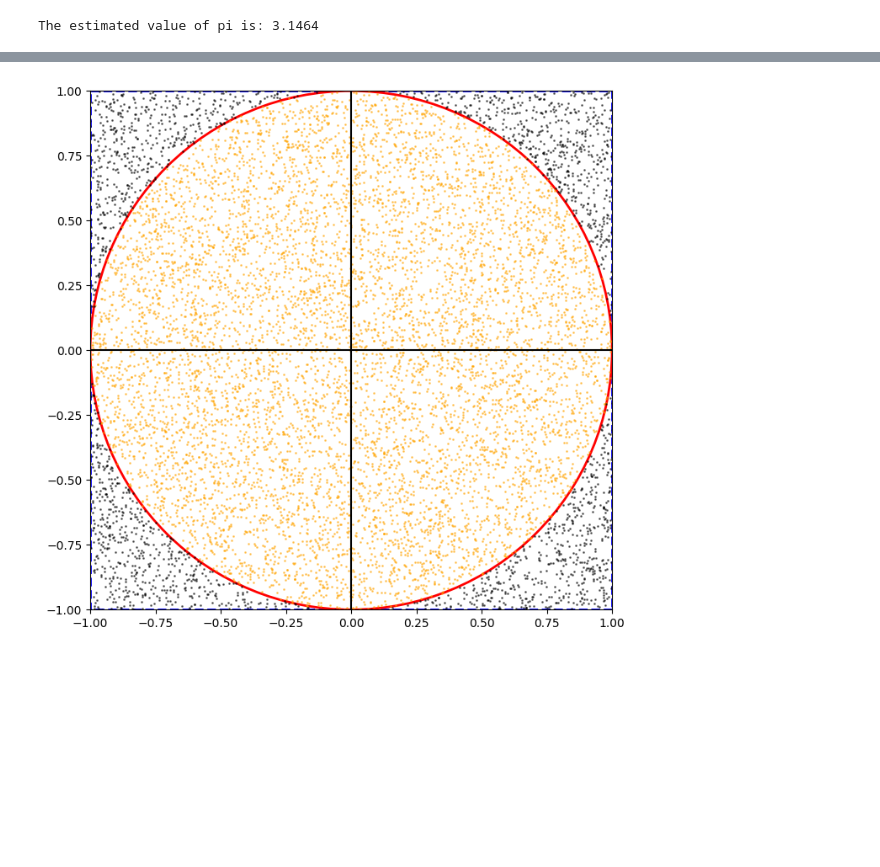
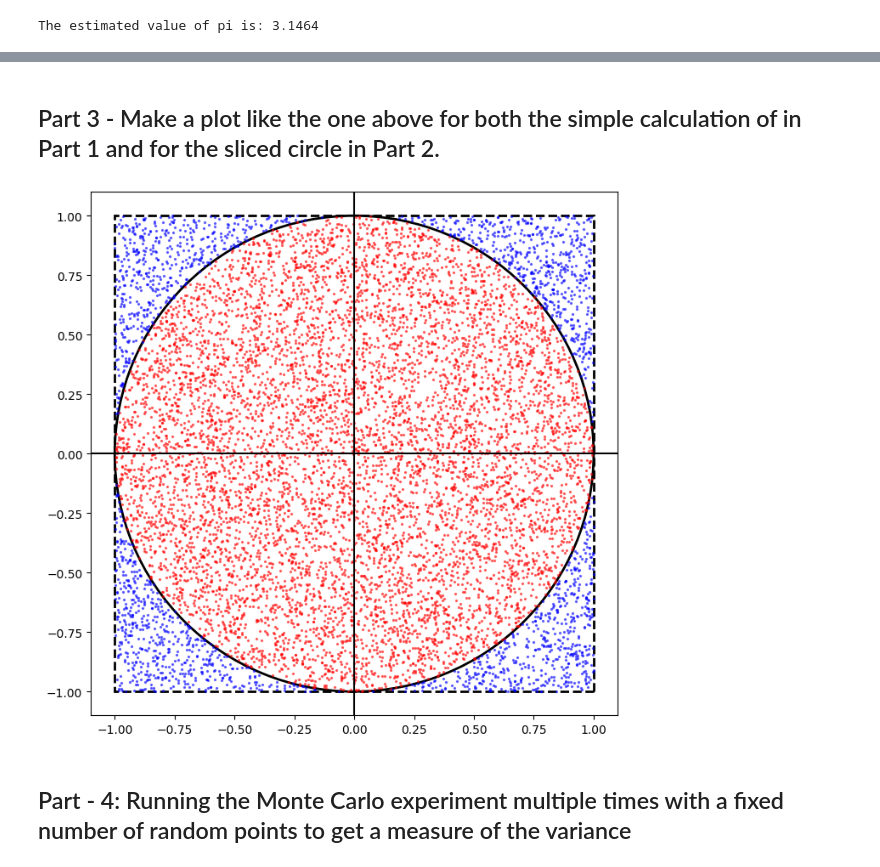
Before and after one commit to xondikoi03/061-hsf-india-202506-xondikoi03, a Jupyter notebook: Intermediate/107-MCPi.ipynb, the cells around one changed output, grey strips where cells are left out. Drawn from its saved outputs; the diff is of its cells as text; code cells hidden in the pictures; blank space fills up the shorter version.

```diff
--- a/Intermediate/107-MCPi.ipynb
+++ b/Intermediate/107-MCPi.ipynb
@@ -38,16 +53,20 @@ The estimated value of pi is: 3.1464
+# %% [markdown]
+## Part 3 - Make a plot like the one above for both the simple calculation of in Part 1 and for the sliced circle in Part 2.
 # %%
 plt.rcParams['figure.figsize'] = (8, 8)
 fig, ax = plt.subplots()
-square = patches.Rectangle((1.0, -1.0), -2, 2, linewidth=2, edgecolor='blue', linestyle="--", facecolor='white')
-circle = patches.Circle((0,0) ,1, linewidth=2, edgecolor='red', facecolor='white')
+square = patches.Rectangle((1.0, -1.0), -2, 2, linewidth=2, edgecolor='black', linestyle="--", facecolor='white')
+circle = patches.Circle((0,0) ,1, linewidth=2, edgecolor='black', facecolor='white')
 ax.add_patch(square)
 ax.add_patch(circle)
-ax.set_xlim(-1.0, 1.0)
-ax.set_ylim(-1.0, 1.0)
+ax.set_xlim(-1.10, 1.10)
+ax.set_ylim(-1.10, 1.10)
 ax.axhline(y=0, color='black')
 ax.axvline(x=0, color='black')
-plt.scatter(x_c, y_c, color='orange', s=1, alpha=0.5, label='Inside Circle')
-plt.scatter(x_sq, y_sq, color='black', s=1, alpha=0.5, label='Outside Circle')
+plt.scatter(x_c, y_c, color='red', s=2, alpha=0.5, label='Inside Circle')
+plt.scatter(x_sq, y_sq, color='blue', s=2, alpha=0.5, label='Outside Circle')
 plt.show()
 # %% [output]
-[figure, old version]
+[figure, new version]
+# %% [markdown]
+## Part - 4: Running the Monte Carlo experiment multiple times with a fixed number of random points to get a measure of the variance
```
Also changed, not shown: parts of 2 cells of this notebook.
